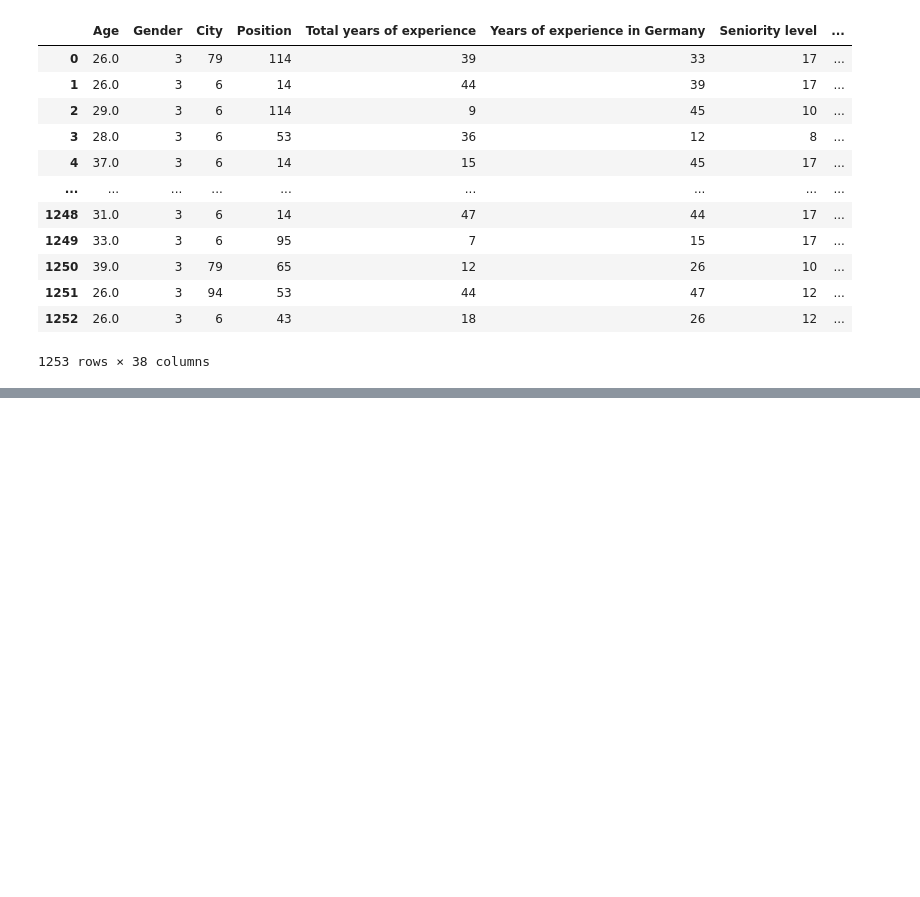
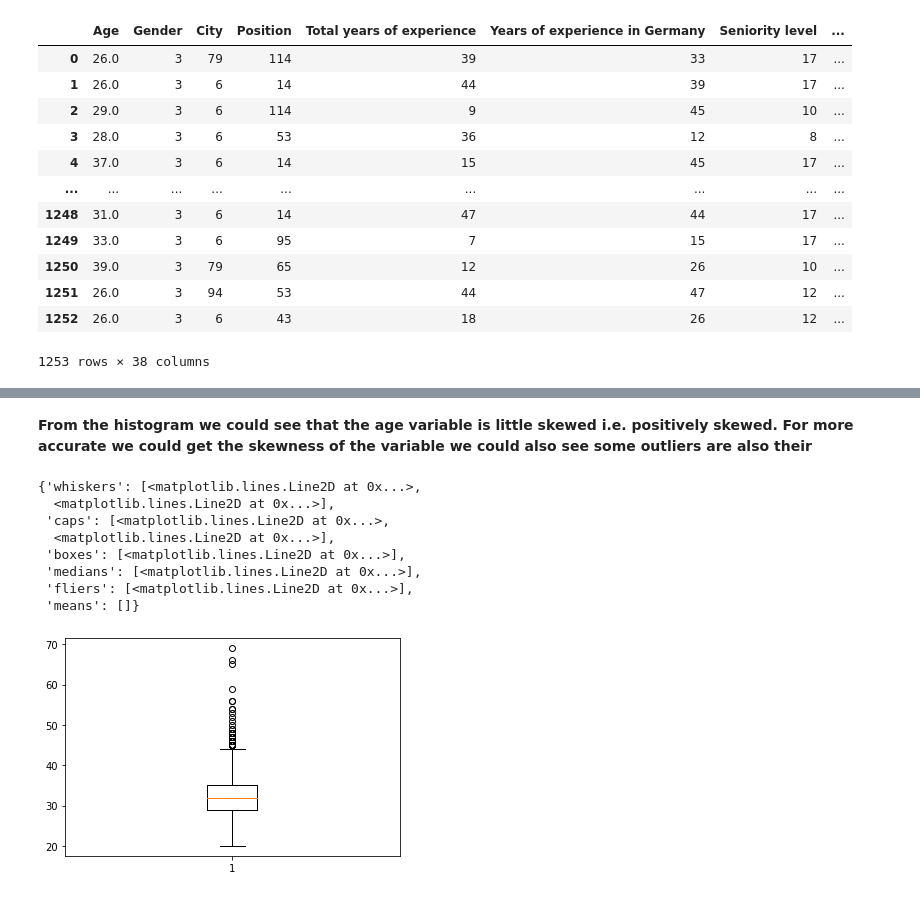
Before and after one commit to subhamyadav580/IT_Salary_Survey, a Jupyter notebook: IT_Salary_Survey_EDA.ipynb, the cells around one changed output, grey strips where cells are left out. Cells and saved outputs as stored; diff of their text form; code cells hidden in the pictures; blank space fills up the shorter version.

```diff
--- a/IT_Salary_Survey_EDA.ipynb
+++ b/IT_Salary_Survey_EDA.ipynb
@@ -341,0 +357,15 @@ raw_data
+# %% [markdown]
+**From the histogram we could see that the age variable is little skewed i.e. positively skewed.
+For more accurate we could get the skewness of the variable we could also see some outliers are also their**
+# %%
+plt.boxplot(raw_data.Age)
+# %% [output]
+{'whiskers': [<matplotlib.lines.Line2D at 0x...>,
+  <matplotlib.lines.Line2D at 0x...>],
+ 'caps': [<matplotlib.lines.Line2D at 0x...>,
+  <matplotlib.lines.Line2D at 0x...>],
+ 'boxes': [<matplotlib.lines.Line2D at 0x...>],
+ 'medians': [<matplotlib.lines.Line2D at 0x...>],
+ 'fliers': [<matplotlib.lines.Line2D at 0x...>],
+ 'means': []}
+[figure, added]
```
Also changed, not shown: parts of 5 cells of this notebook.
